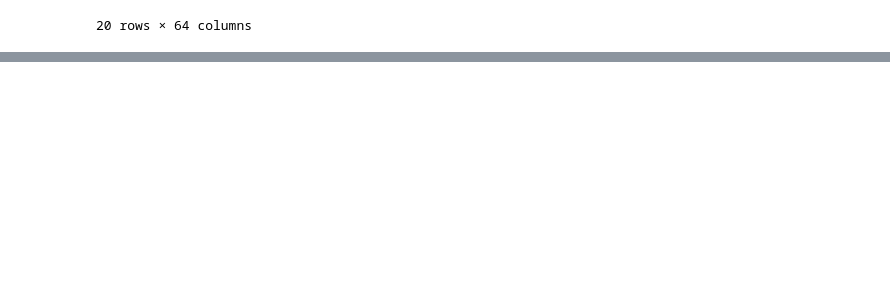
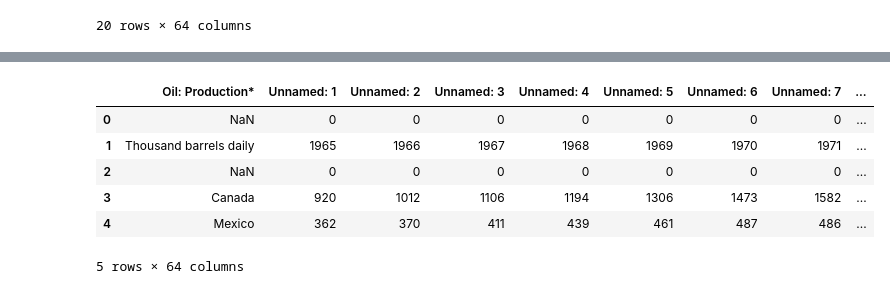
Before and after one commit to EMuritu/Geopolitical_Risk_Index, a Jupyter notebook: Geopolitical_Risk_Index.ipynb, the cells around one changed output, grey strips where cells are left out. Drawn from its saved outputs; the diff is of its cells as text; code cells hidden in the pictures; blank space fills up the shorter version.

```diff
--- a/Geopolitical_Risk_Index.ipynb
+++ b/Geopolitical_Risk_Index.ipynb
@@ -290,0 +314,20 @@ oil_producing_countries.head(20)
+# %%
+for col in oil_producing_countries.columns[1:]:  # Skip 'Country' column
+    # Step 1: Convert to string, remove commas/letters
+    oil_producing_countries[col] = oil_producing_countries[col].astype(str).str.replace('[^0-9.]', '', regex=True)
+
+    # Step 2: Convert to float (handles 'nan' properly)
+    oil_producing_countries[col] = pd.to_numeric(oil_producing_countries[col], errors='coerce')
+
+    # Step 3: Fill NA and convert to int
+    oil_producing_countries[col] = oil_producing_countries[col].fillna(0).astype(int)
+
+oil_producing_countries.head()
+# %% [output]
+|  | Oil: Production* | Unnamed: 1 | Unnamed: 2 | Unnamed: 3 | Unnamed: 4 | Unnamed: 5 | Unnamed: 6 | Unnamed: 7 | ... |
+| 0 | NaN | 0 | 0 | 0 | 0 | 0 | 0 | 0 | ... |
+| 1 | Thousand barrels daily | 1965 | 1966 | 1967 | 1968 | 1969 | 1970 | 1971 | ... |
+| 2 | NaN | 0 | 0 | 0 | 0 | 0 | 0 | 0 | ... |
+| 3 | Canada | 920 | 1012 | 1106 | 1194 | 1306 | 1473 | 1582 | ... |
+| 4 | Mexico | 362 | 370 | 411 | 439 | 461 | 487 | 486 | ... |
+5 rows × 64 columns
```
Also changed, not shown: parts of 3 cells of this notebook.
